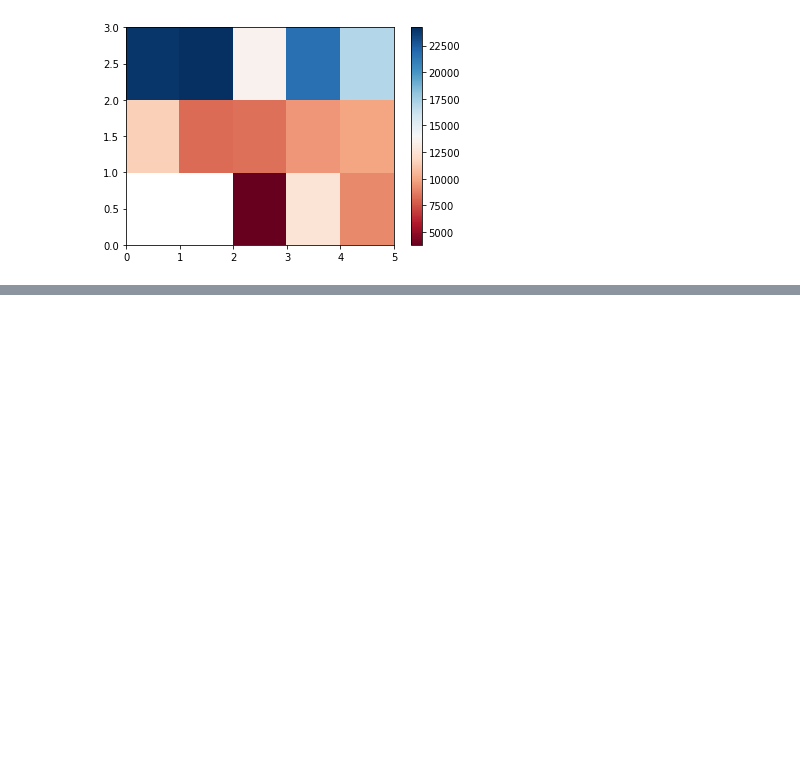
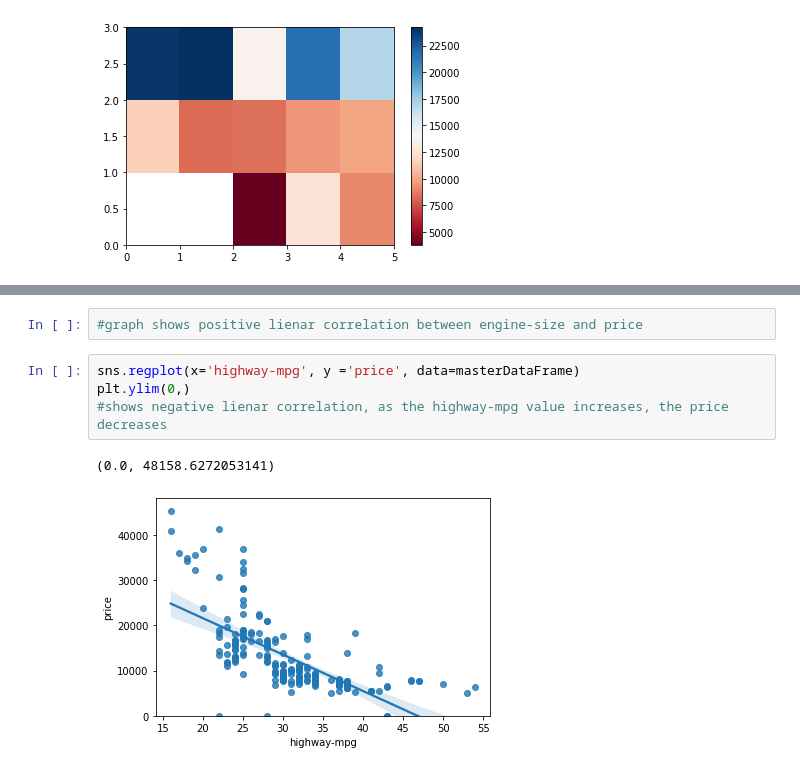
Before and after one commit to PosgradoMNA/actividades-de-aprendizaje-dsercam, a Jupyter notebook: DataAnalysisWithPython/Module3.A01182676.ipynb, the cells around one changed output, grey strips where cells are left out. Drawn from its saved outputs; the diff is of its cells as text; blank space fills up the shorter version.

```diff
--- a/DataAnalysisWithPython/Module3.A01182676.ipynb
+++ b/DataAnalysisWithPython/Module3.A01182676.ipynb
@@ -106,0 +147,9 @@ plt.show()
+# %%
+#graph shows positive lienar correlation between engine-size and price
+# %%
+sns.regplot(x='highway-mpg', y ='price', data=masterDataFrame)
+plt.ylim(0,)
+#shows negative lienar correlation, as the highway-mpg value increases, the price decreases
+# %% [output]
+(0.0, 48158.6272053141)
+[figure, added]
```
Also changed, not shown: parts of 48 cells of this notebook.
